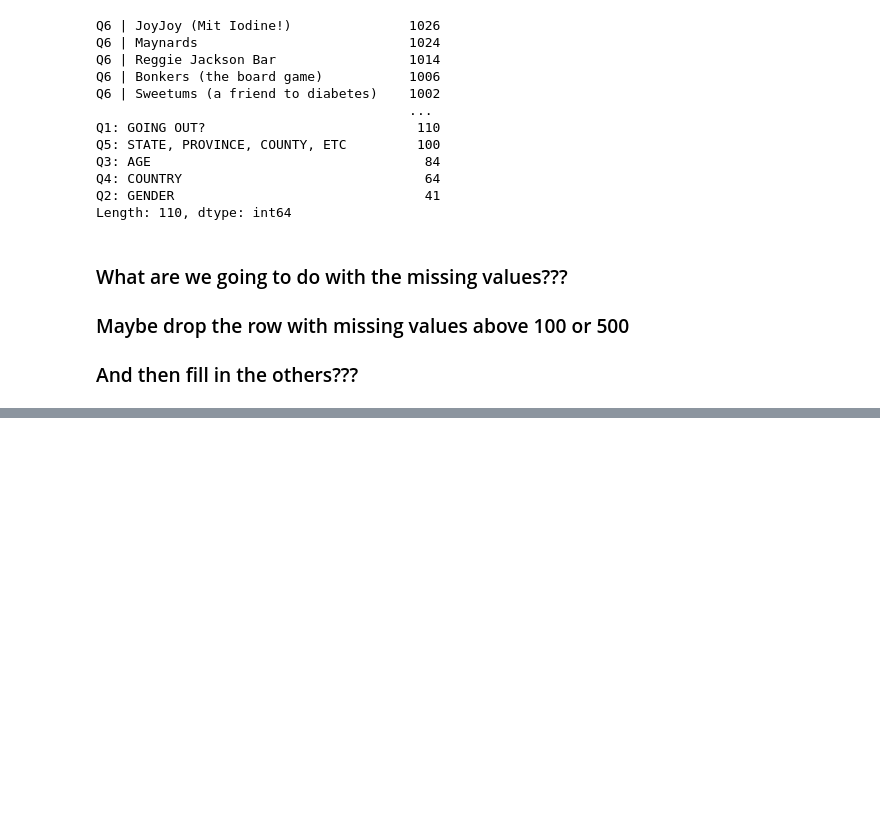
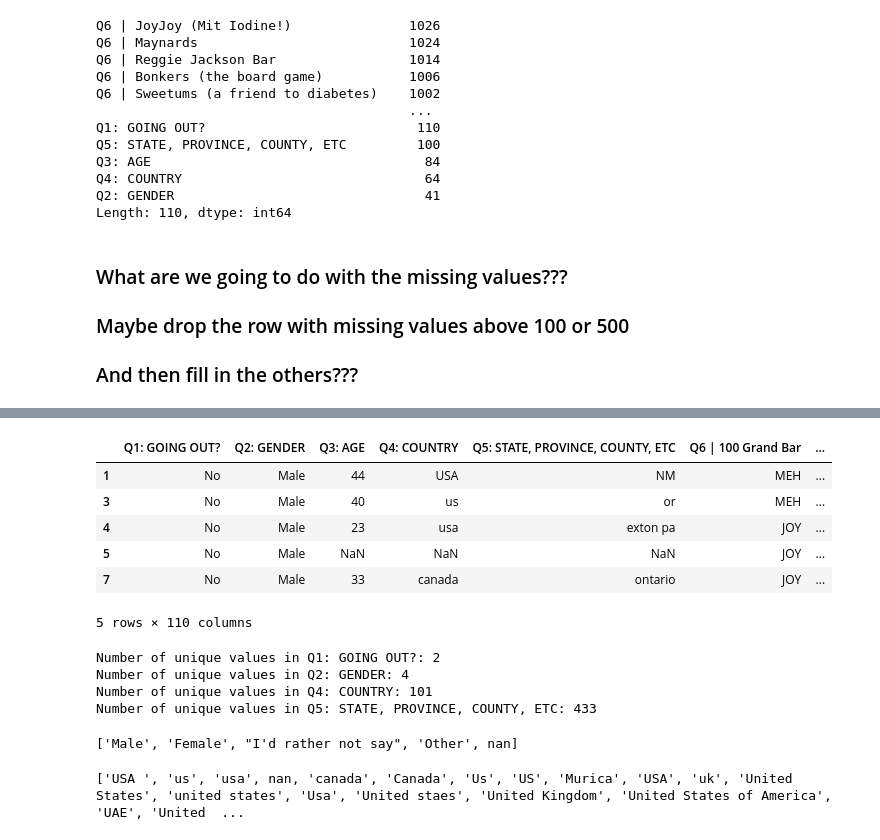
Before and after one commit to isadorahcosta/ELU_MasterDS_Repo, a Jupyter notebook: M03/M03_Project_Feb2022_Isadora_Rudy.ipynb, the cells around one changed output, grey strips where cells are left out. Drawn from its saved outputs; the diff is of its cells as text; code cells hidden in the pictures; blank space fills up the shorter version.

```diff
--- a/M03/M03_Project_Feb2022_Isadora_Rudy.ipynb
+++ b/M03/M03_Project_Feb2022_Isadora_Rudy.ipynb
@@ -129,0 +155,10 @@ Length: 110, dtype: int64
+# %%
+candy17_c_r_df.head()
+# %% [output]
+|  | Q1: GOING OUT? | Q2: GENDER | Q3: AGE | Q4: COUNTRY | Q5: STATE, PROVINCE, COUNTY, ETC | Q6 | 100 Grand Bar | ... |
+| 1 | No | Male | 44 | USA | NM | MEH | ... |
+| 3 | No | Male | 40 | us | or | MEH | ... |
+| 4 | No | Male | 23 | usa | exton pa | JOY | ... |
+| 5 | No | Male | NaN | NaN | NaN | JOY | ... |
+| 7 | No | Male | 33 | canada | ontario | JOY | ... |
+5 rows × 110 columns
@@ -129,0 +169,18 @@ Length: 110, dtype: int64
+# %%
+for col in candy17_c_r_df[['Q1: GOING OUT?','Q2: GENDER','Q4: COUNTRY','Q5: STATE, PROVINCE, COUNTY, ETC']]:
+    print('Number of unique values in ' + str(col) +': ' + str(candy17_c_r_df[col].nunique()))
+# %% [output]
+Number of unique values in Q1: GOING OUT?: 2
+Number of unique values in Q2: GENDER: 4
+Number of unique values in Q4: COUNTRY: 101
+Number of unique values in Q5: STATE, PROVINCE, COUNTY, ETC: 433
+# %%
+unique_gender = candy17_c_r_df['Q2: GENDER'].unique().tolist()
+print(unique_gender)
+# %% [output]
+['Male', 'Female', "I'd rather not say", 'Other', nan]
+# %%
+unique_country = candy17_c_r_df['Q4: COUNTRY'].unique().tolist()
+print(unique_country)
+# %% [output]
+['USA ', 'us', 'usa', nan, 'canada', 'Canada', 'Us', 'US', 'Murica', 'USA', 'uk', 'United States', 'united states', 'Usa', 'United staes', 'United Kingdom', 'United States of America', 'UAE', 'United  ...
```
Also changed, not shown: parts of 7 cells of this notebook.
